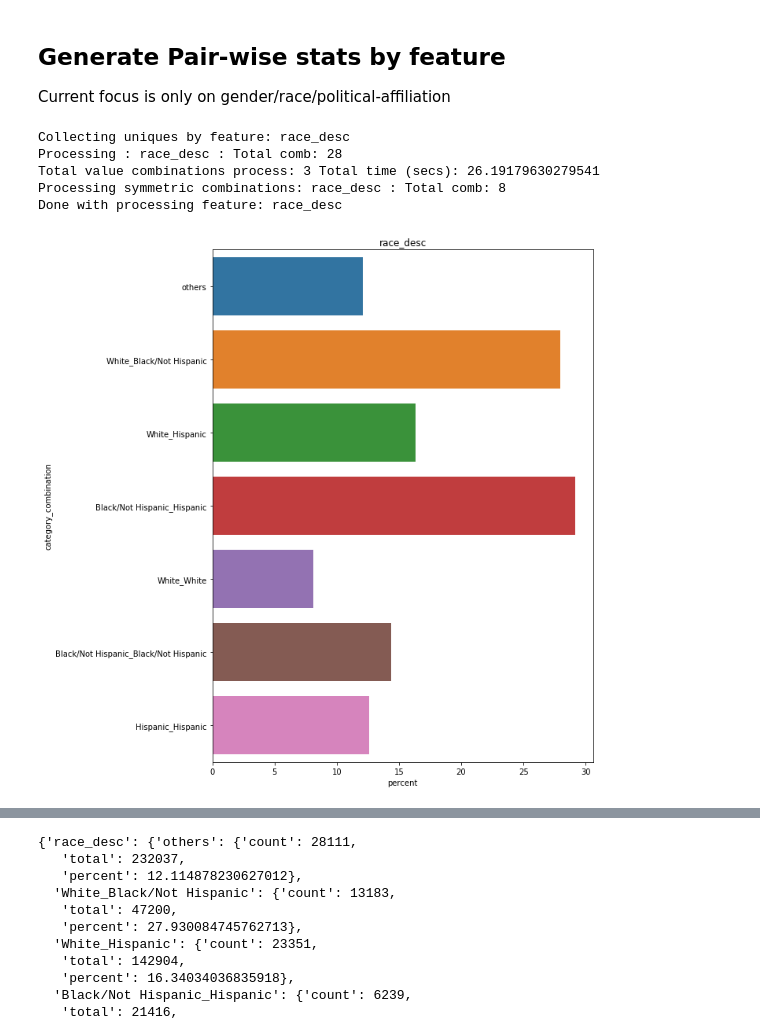
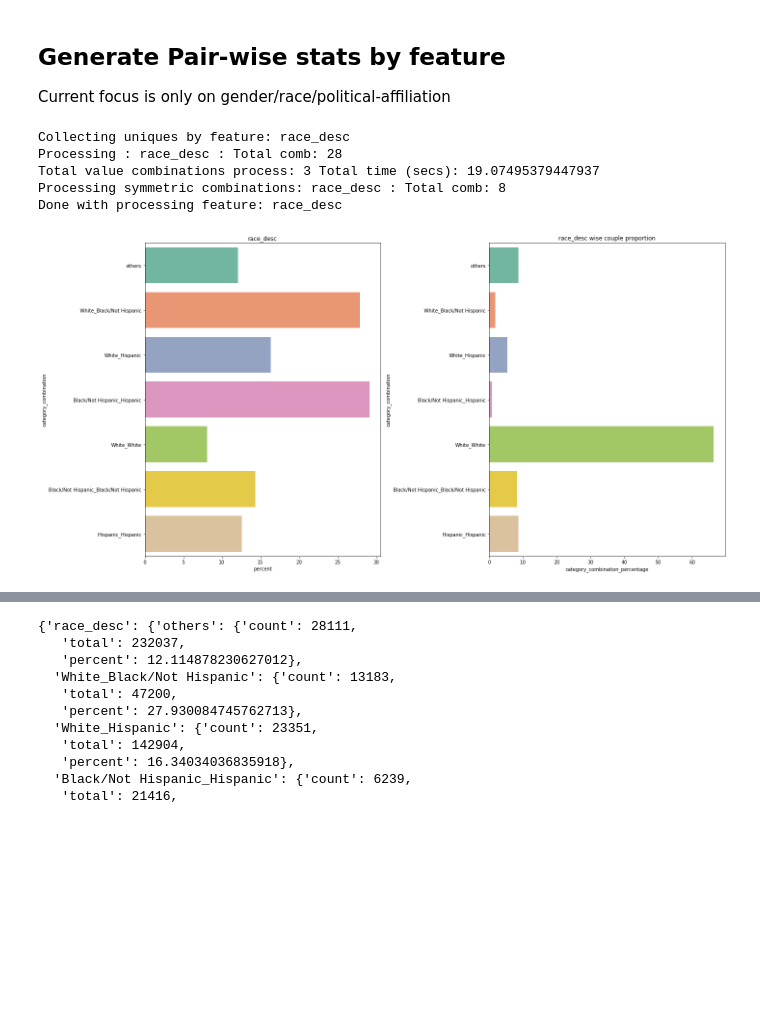
Before and after one commit to ParasAvkirkar/PoliticalPolarizationAndMarriage, a Jupyter notebook: florida_couples_separated.ipynb, the cells around one changed output, grey strips where cells are left out. Cells and saved outputs as stored; diff of their text form; code cells hidden in the pictures; blank space fills up the shorter version.

Commit message:
Plot refactoring as per visualization principles, pipeline and conventions to store them in a directory developed

```diff
--- a/florida_couples_separated.ipynb
+++ b/florida_couples_separated.ipynb
@@ -48,6 +48,12 @@ COUPLES_PATH="couples/{0}/couples_{0}.csv"
 preprocessed_date = '20160307'
 # %%
 couples_date = '20140319'
+# %%
+image_file_prefix = couples_date + "_" + preprocessed_date
+
+import os
+if not os.path.exists("plots/" + image_file_prefix):
+    os.makedirs("plots/" + image_file_prefix)
 # %%
 global_df = pd.read_csv(PREPROCESSED_PATH.format(preprocessed_date) , sep='\t')
 # %%
@@ -311,33 +317,39 @@ def generate_pair_stats_by_feature(global_df, couples_df_found, feature, stats={
 
     return stats
 # %%
-def plot_pairwise_stat_by_feature(feature, stats):
+def plot_pairwise_stat_by_feature(feature, stats, total_couples=1):
     feature_stats = stats[feature]
 
-    figures, axes = plt.subplots(nrows=1, ncols=1, figsize=(10,10))
+    figures, axes = plt.subplots(nrows=1, ncols=2, figsize=(20,10))
 
     percent_stats = []
     pair_combinations = []
+    totals = []
 
     for pair_comb in feature_stats:
         percent_stats.append(feature_stats[pair_comb]["percent"])
+        totals.append(feature_stats[pair_comb]["total"])
         pair_combinations.append(pair_comb)
 
-    plot_df = pd.DataFrame({"percent": percent_stats, "category_combination": pair_combinations})
+    plot_df = pd.DataFrame({"percent": percent_stats, "category_combination": pair_combinations, "totals": totals})
+    plot_df["category_combination_percentage"] = 100.0*plot_df["totals"]/total_couples
 
-    sns.barplot(x="percent", y="category_combination", data=plot_df, ax=axes)
-    axes.set_title(feature)
+    sns.barplot(x="percent", y="category_combination", data=plot_df, ax=axes[0], palette=sns.color_palette("Set2"))
+    sns.barplot(x="category_combination_percentage", y="category_combination", palette=sns.color_palette("Set2"), data=plot_df, ax=axes[1])
+    axes[0].set_title(feature)
+    axes[1].set_title(feature + " wise couple proportion")
 
+    plt.savefig("plots/" + image_file_prefix + "/" + image_file_prefix +  "_pairwise_stat_" + feature)
     plt.tight_layout()
 # %%
 stats = generate_pair_stats_by_feature(global_df, couples_df_found, "race_desc", others=race_other_groups)
-plot_pairwise_stat_by_feature("race_desc", stats)
+plot_pairwise_stat_by_feature("race_desc", stats, total_couples=couples_df_found.shape[0])
 # %% [output]
 Collecting uniques by feature: race_desc
 Processing : race_desc : Total comb: 28
-Total value combinations process: 3 Total time (secs): 26.19179630279541
+Total value combinations process: 3 Total time (secs): 19.07495379447937
 Processing symmetric combinations: race_desc : Total comb: 8
 Done with processing feature: race_desc
-[figure, old version]
+[figure, new version]
 # %%
 stats = generate_pair_stats_by_feature(global_df, couples_df_found, "party_affiliation", others=party_other_groups)
```
Also changed, not shown: parts of 4 cells of this notebook, 5 other files.
